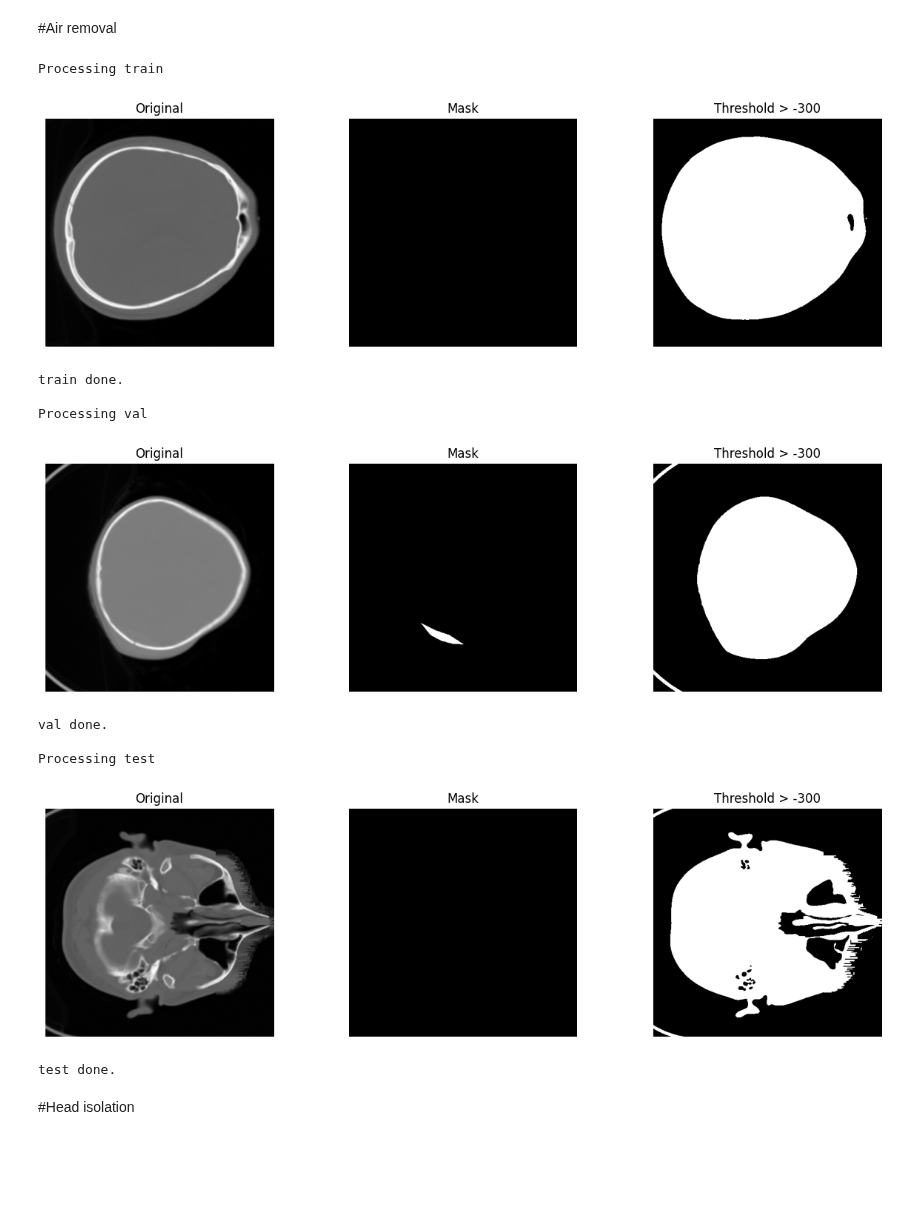
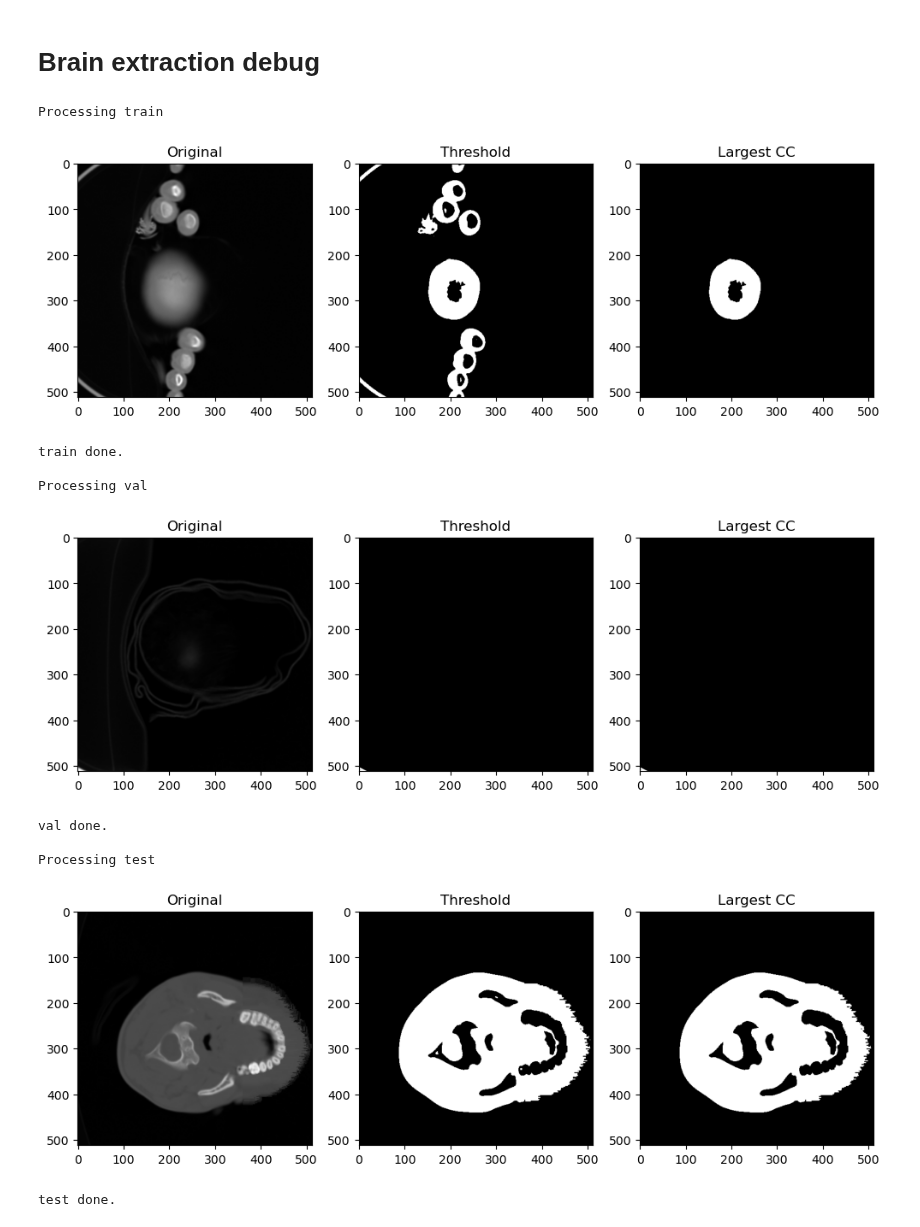
Before and after one commit to FaridRash/brain-ct-hemorrhage-segmentation, a Jupyter notebook: Notebooks/Segmentation/03_Brain_Extraction_01.ipynb, the cells around one changed output. Saved outputs shown, nothing was run; the diff lists cells and outputs as text; code cells hidden in the pictures; blank space fills up the shorter version.

```diff
--- a/Notebooks/Segmentation/03_Brain_Extraction_01.ipynb
+++ b/Notebooks/Segmentation/03_Brain_Extraction_01.ipynb
@@ -42,41 +44,36 @@ for split in splits:
     img_dir = os.path.join(extract_dir, split, 'images')
     mask_dir = os.path.join(extract_dir, split, 'masks')
 
-    files = sorted(os.listdir(img_dir))  # FIX: ensure consistent ordering
+    files = sorted(os.listdir(img_dir))
 
-    print(f"\nProcessing {split} | Total samples: {len(files)}")
+    print(f"\nProcessing {split} | Total: {len(files)}")
 
-    # pick ONE random sample for visualization
     sample_file = random.choice(files)
 
     for f in files:
         img_path = os.path.join(img_dir, f)
         mask_path = os.path.join(mask_dir, f)
 
-        # FIX: ensure mask exists (important for pipeline safety)
         if not os.path.exists(mask_path):
             continue
 
         img = np.load(img_path)
         mask = np.load(mask_path)
 
-        # FIX: sanity check (very important early)
         if img.shape != mask.shape:
-            print(f"Shape mismatch in {f}: {img.shape} vs {mask.shape}")
             continue
 
-        # ONLY visualize one sample
         if f == sample_file:
             plt.figure(figsize=(10,4))
 
             plt.subplot(1,2,1)
-            plt.title(f"{split} - Original Image")
             plt.imshow(img, cmap='gray')
+            plt.title("Image")
             plt.axis('off')
 
             plt.subplot(1,2,2)
-            plt.title(f"{split} - Original Mask")
             plt.imshow(mask, cmap='gray')
+            plt.title("Mask")
             plt.axis('off')
 
             plt.show()
@@ -96,74 +93,69 @@ Processing test | Total samples: 292
 test done.
-# %% [markdown]
-#Air removal
+# %% [markdown]
+# Brain extraction debug
 # %%
+from scipy.ndimage import label
+import matplotlib.pyplot as plt
+import random
+import numpy as np
 import os
-import numpy as np
-import random
-import matplotlib.pyplot as plt
 
 splits = ['train', 'val', 'test']
 
 for split in splits:
     img_dir = os.path.join(extract_dir, split, 'images')
     mask_dir = os.path.join(extract_dir, split, 'masks')
 
-    files = sorted(os.listdir(img_dir))  # FIX: consistency
+    files = sorted(os.listdir(img_dir))
+    sample_file = random.choice(files)
 
     print(f"\nProcessing {split}")
 
-    sample_file = random.choice(files)
+    for f in files:
+        img = np.load(os.path.join(img_dir, f))
+        mask = np.load(os.path.join(mask_dir, f))
 
-    for f in files:
-        img_path = os.path.join(img_dir, f)
-        mask_path = os.path.join(mask_dir, f)
-
-        if not os.path.exists(mask_path):  # FIX: safety
+        if img.shape != mask.shape:
             continue
 
-        img = np.load(img_path)
-        mask = np.load(mask_path)
+        # FIXED threshold
+        brain_mask = (img > -300) & (img < 300)
 
-        if img.shape != mask.shape:  # FIX: sanity check
-            print(f"Shape mismatch in {f}")
-            continue
+        labeled, num = label(brain_mask)
 
-        # --- STEP ---
-        brain_mask = img > -300
+        if num > 0:
+            sizes = np.bincount(labeled.ravel())[1:]
+            brain_mask_clean = (labeled == (np.argmax(sizes) + 1))
+        else:
+            brain_mask_clean = brain_mask
 
-        # visualize ONE sample
         if f == sample_file:
-            plt.figure(figsize=(15,4))
+            plt.figure(figsize=(12,4))
 
             plt.subplot(1,3,1)
+            plt.imshow(img, cmap='gray')
             plt.title("Original")
-            plt.imshow(img, cmap='gray')
-            plt.axis('off')
 
             plt.subplot(1,3,2)
-            plt.title("Mask")
-            plt.imshow(mask, cmap='gray')
-            plt.axis('off')
+            plt.imshow(brain_mask, cmap='gray')
+            plt.title("Threshold")
 
             plt.subplot(1,3,3)
-            plt.title("Threshold > -300")
-            plt.imshow(brain_mask, cmap='gray')
-            plt.axis('off')
+            plt.imshow(brain_mask_clean, cmap='gray')
+            plt.title("Largest CC")
 
             plt.show()
 
     print(f"{split} done.")
 # %% [output]
 Processing train
-[figure, old version]
+[figure, new version]
 train done.
 
 Processing val
-[figure, old version]
+[figure, new version]
 val done.
 
 Processing test
-[figure, old version]
+[figure, new version]
 test done.
-# %% [markdown]
-#Head isolation
```
Also changed, not shown: parts of 28 cells of this notebook, 1 other file.
